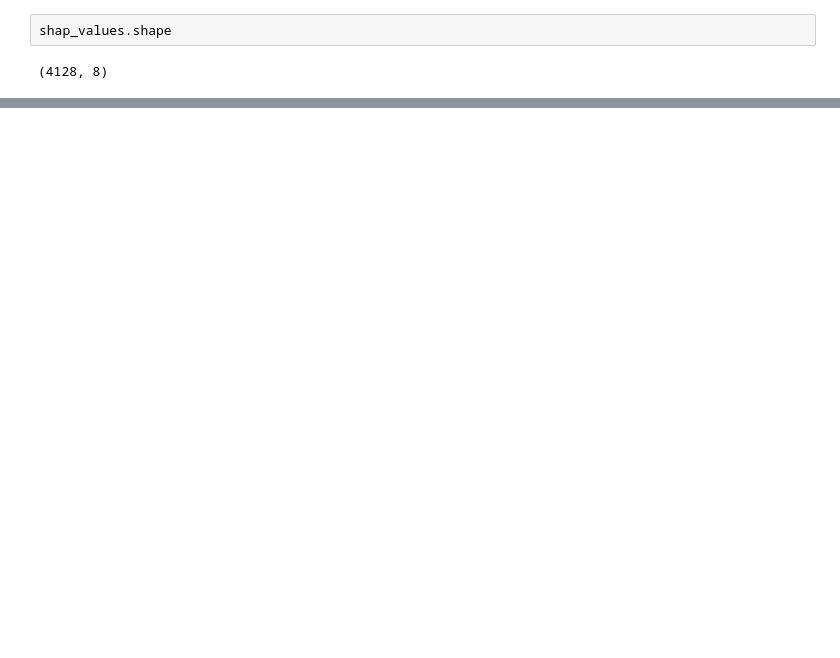
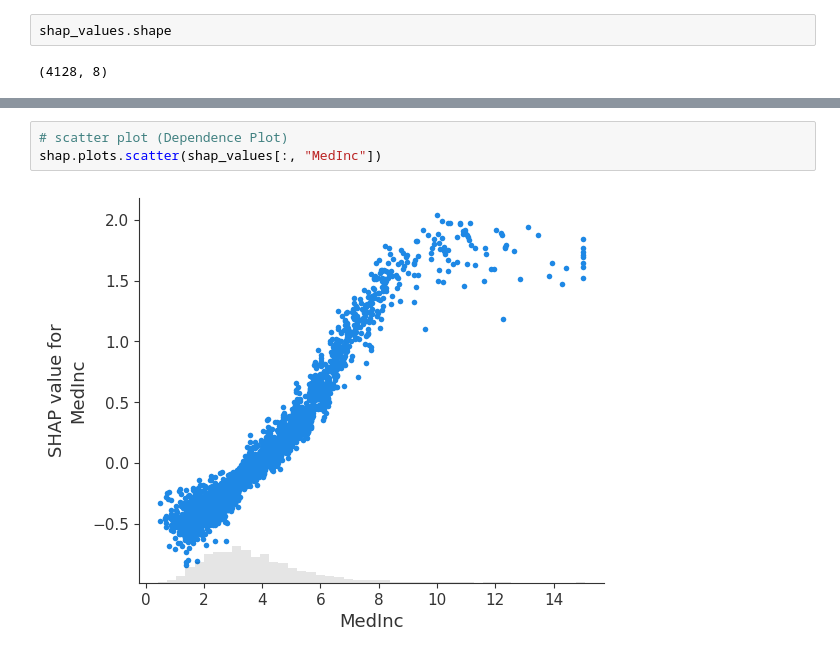
Before and after one commit to satvikkharb/SHAP-learning, a Jupyter notebook: Regression Case Study/shap_regression.ipynb, the cells around one changed output, grey strips where cells are left out. Drawn from its saved outputs; the diff is of its cells as text; blank space fills up the shorter version.

```diff
--- a/Regression Case Study/shap_regression.ipynb
+++ b/Regression Case Study/shap_regression.ipynb
@@ -313,0 +326,5 @@ shap.plots.bar(shap_values)
+# %%
+# scatter plot (Dependence Plot)
+shap.plots.scatter(shap_values[:, "MedInc"])
+# %% [output]
+[figure, added]
```
Also changed, not shown: parts of 23 cells of this notebook, 3 other files.
